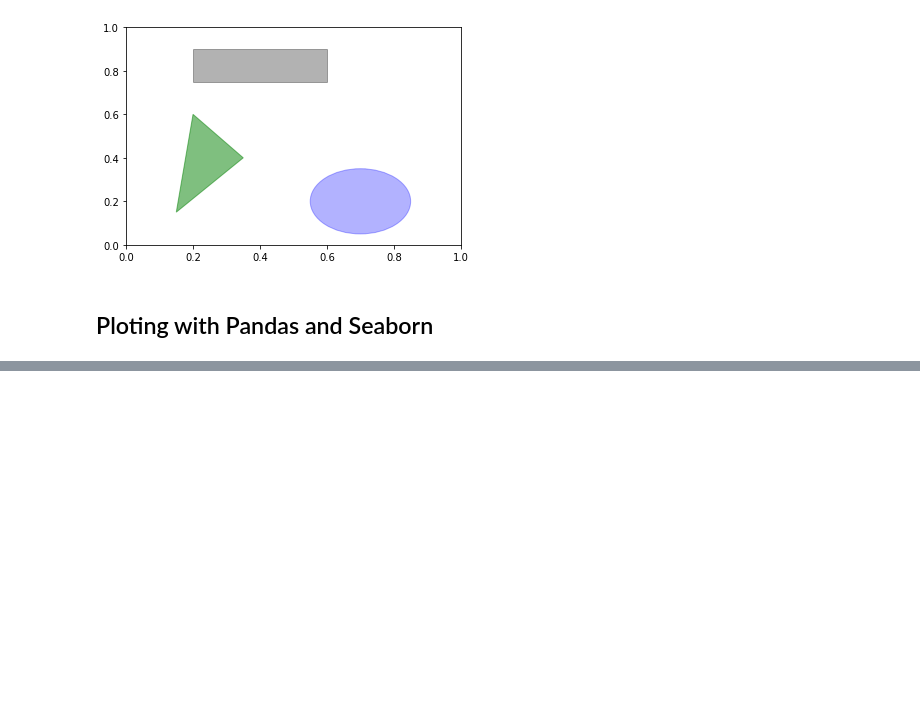
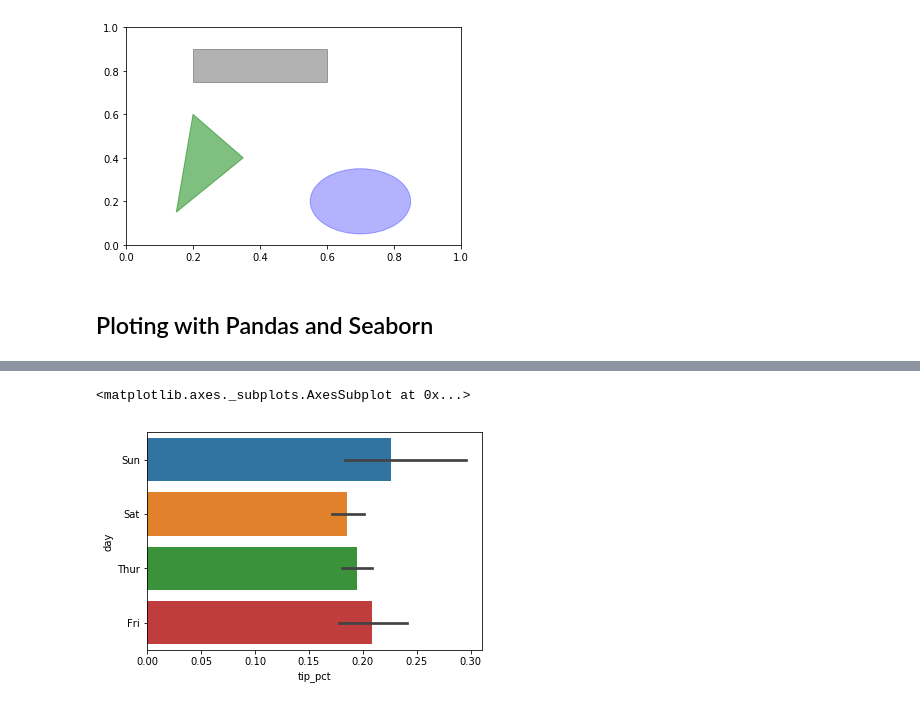
Before and after one commit to timothymadegwa/Env2, a Jupyter notebook: Matplotlib/Matplotlib Notebook2.ipynb, the cells around one changed output, grey strips where cells are left out. Cells and saved outputs as stored; diff of their text form; code cells hidden in the pictures; blank space fills up the shorter version.

Commit message:
adding the plots with imported data

```diff
--- a/Matplotlib/Matplotlib Notebook2.ipynb
+++ b/Matplotlib/Matplotlib Notebook2.ipynb
@@ -108,0 +109,4 @@ df.plot.barh(stacked=True, alpha=0.5)
+# %%
+tips = pd.read_csv('tips.csv')
+party_counts = pd.crosstab(tips['day'], tips['size'])
+party_counts
@@ -108,0 +120,3 @@ df.plot.barh(stacked=True, alpha=0.5)
+# %%
+tips['tip_pct'] = tips['tip'] / (tips['total_bill'] - tips['tip'])
+tips.head()
@@ -108,0 +130,5 @@ df.plot.barh(stacked=True, alpha=0.5)
+# %%
+sns.barplot(x='tip_pct', y='day', data=tips, orient='h')
+# %% [output]
+<matplotlib.axes._subplots.AxesSubplot at 0x...>
+[figure, added]
```
Also changed, not shown: parts of 20 cells of this notebook.
